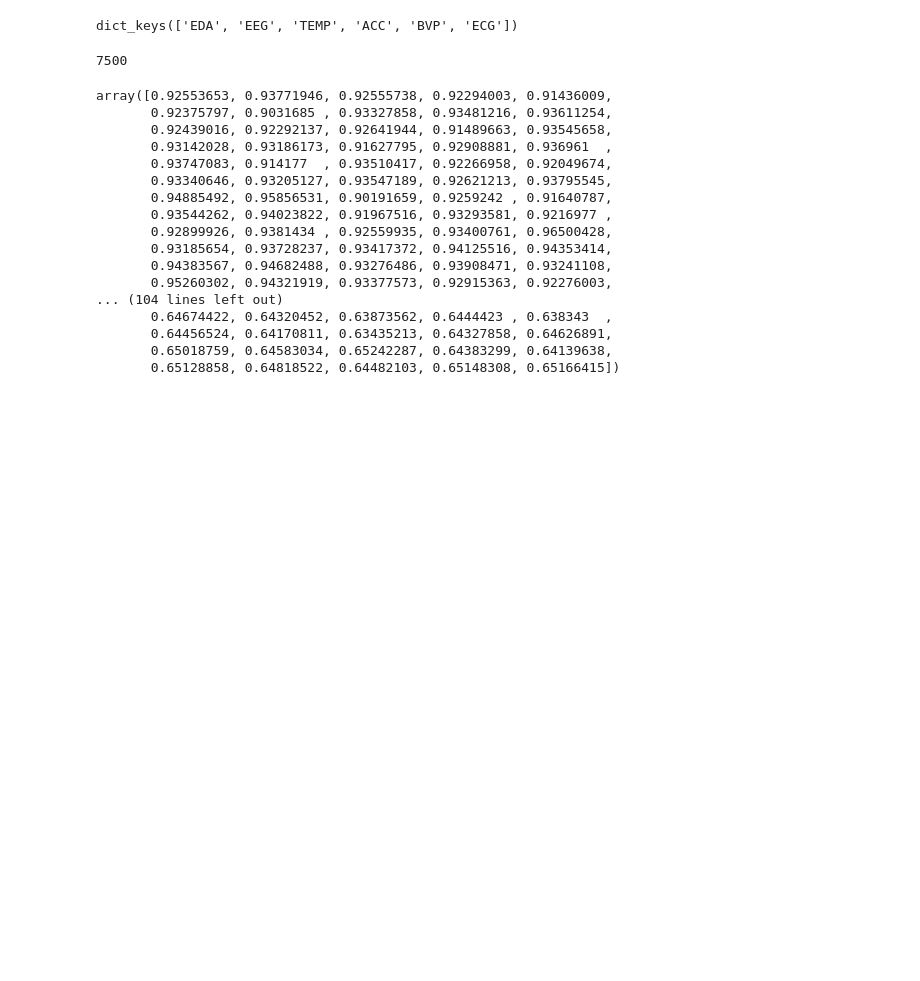
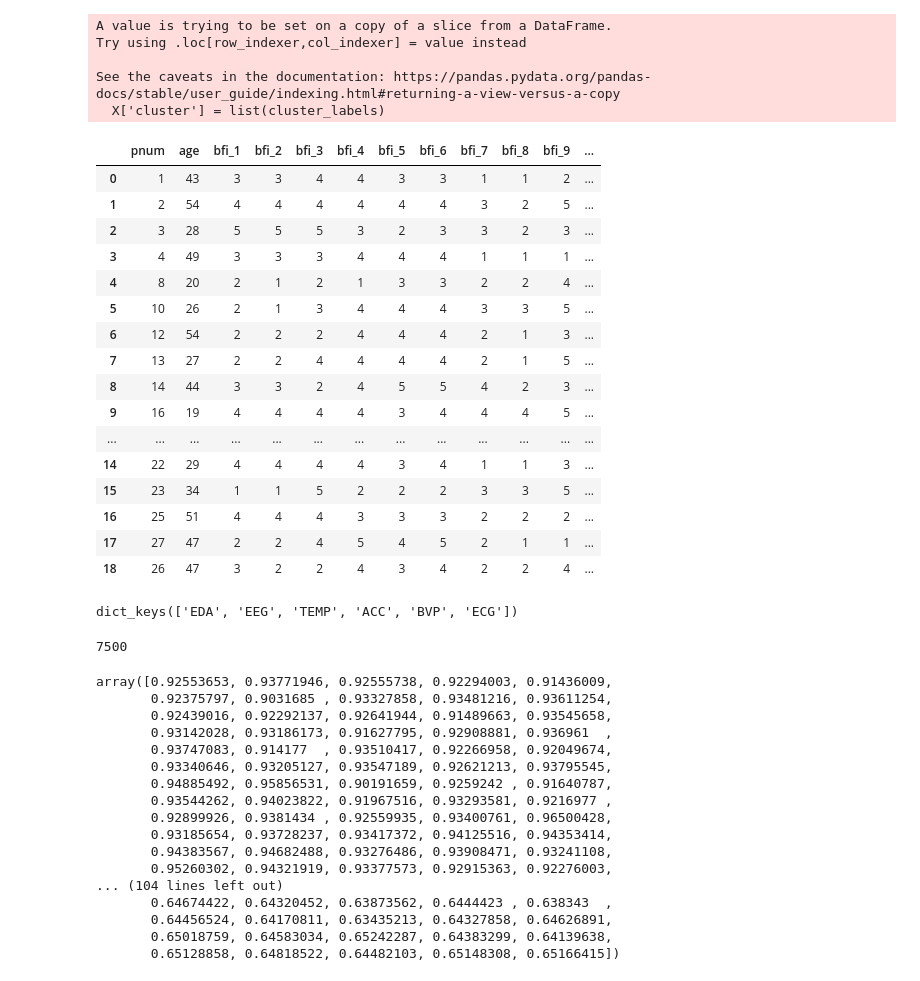
Before and after one commit to yjhan99/dl-4-tsc, a Jupyter notebook: PersonalizedModel_Baseline/playground.ipynb, the cells around one changed output. Cells and saved outputs as stored; diff of their text form; code cells hidden in the pictures; blank space fills up the shorter version.

Commit message:
kemowork trait clustering & minor typo

```diff
--- a/PersonalizedModel_Baseline/playground.ipynb
+++ b/PersonalizedModel_Baseline/playground.ipynb
@@ -6,6 +6,72 @@ import numpy as np
 
 import itertools as it
 import random, math
+# %%
+import pandas as pd
+from sklearn.decomposition import PCA
+from sklearn.cluster import KMeans
+import matplotlib.pyplot as plt
+from sklearn.preprocessing import MinMaxScaler
+from sklearn.metrics import silhouette_samples, silhouette_score
+
+
+dataset_name = 'KEmoWork'
+
+file_path = "./archives/{0}/{0}_PreSurvey.csv".format(dataset_name)
+
+# file = pd.read_csv(file_path, skiprows=1)
+file = pd.read_csv(file_path)
+
+# Including only age and BFI-15 information
+X = file.iloc[:, [1, 3] + list(range(80, 95))]
+X.columns = ['pnum', 'age'] + [f'bfi_{i}' for i in range(1, 16)]
+
+scaler = MinMaxScaler()
+X_scaled = scaler.fit_transform(X.iloc[:,1:])
+
+n_components = 3
+pca = PCA(n_components=n_components)
+X_pca = pca.fit_transform(X_scaled)
+
+silhouette_scores = []
+possible_K_values = [i for i in range(2,6)]
+
+for each_value in possible_K_values:
+    clusterer = KMeans(n_clusters=each_value, init='k-means++', n_init='auto', random_state=42)
+    cluster_labels = clusterer.fit_predict(X_pca)
+    silhouette_scores.append(silhouette_score(X_pca, cluster_labels))
+
+k_value = silhouette_scores.index(min(silhouette_scores))
+clusterer = KMeans(n_clusters=possible_K_values[k_value], init='k-means++', n_init='auto', random_state=42)
+cluster_labels = clusterer.fit_predict(X_pca)
+
+X['cluster'] = list(cluster_labels)
+# %% [output]
+A value is trying to be set on a copy of a slice from a DataFrame.
+Try using .loc[row_indexer,col_indexer] = value instead
+
+See the caveats in the documentation: https://pandas.pydata.org/pandas-docs/stable/user_guide/indexing.html#returning-a-view-versus-a-copy
+  X['cluster'] = list(cluster_labels)
+# %%
+X
+# %% [output]
+|  | pnum | age | bfi_1 | bfi_2 | bfi_3 | bfi_4 | bfi_5 | bfi_6 | bfi_7 | bfi_8 | bfi_9 | ... |
+| 0 | 1 | 43 | 3 | 3 | 4 | 4 | 3 | 3 | 1 | 1 | 2 | ... |
+| 1 | 2 | 54 | 4 | 4 | 4 | 4 | 4 | 4 | 3 | 2 | 5 | ... |
+| 2 | 3 | 28 | 5 | 5 | 5 | 3 | 2 | 3 | 3 | 2 | 3 | ... |
+| 3 | 4 | 49 | 3 | 3 | 3 | 4 | 4 | 4 | 1 | 1 | 1 | ... |
+| 4 | 8 | 20 | 2 | 1 | 2 | 1 | 3 | 3 | 2 | 2 | 4 | ... |
+| 5 | 10 | 26 | 2 | 1 | 3 | 4 | 4 | 4 | 3 | 3 | 5 | ... |
+| 6 | 12 | 54 | 2 | 2 | 2 | 4 | 4 | 4 | 2 | 1 | 3 | ... |
+| 7 | 13 | 27 | 2 | 2 | 4 | 4 | 4 | 4 | 2 | 1 | 5 | ... |
+| 8 | 14 | 44 | 3 | 3 | 2 | 4 | 5 | 5 | 4 | 2 | 3 | ... |
+| 9 | 16 | 19 | 4 | 4 | 4 | 4 | 3 | 4 | 4 | 4 | 5 | ... |
+| ... | ... | ... | ... | ... | ... | ... | ... | ... | ... | ... | ... | ... |
+| 14 | 22 | 29 | 4 | 4 | 4 | 4 | 3 | 4 | 1 | 1 | 3 | ... |
+| 15 | 23 | 34 | 1 | 1 | 5 | 2 | 2 | 2 | 3 | 3 | 5 | ... |
+| 16 | 25 | 51 | 4 | 4 | 4 | 3 | 3 | 3 | 2 | 2 | 2 | ... |
+| 17 | 27 | 47 | 2 | 2 | 4 | 5 | 4 | 5 | 2 | 1 | 1 | ... |
+| 18 | 26 | 47 | 3 | 2 | 2 | 4 | 3 | 4 | 2 | 2 | 4 | ... |
 # %%
 os.chdir('..')
 # %%
```
Also changed, not shown: 7 other files.
